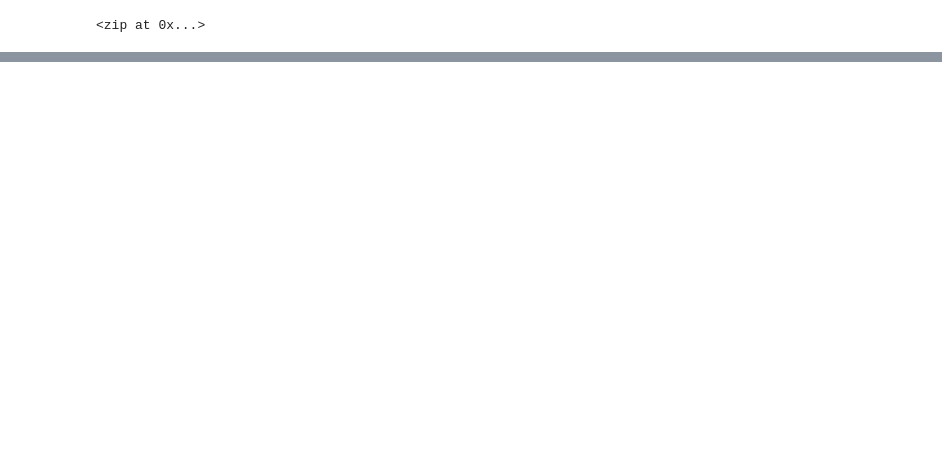
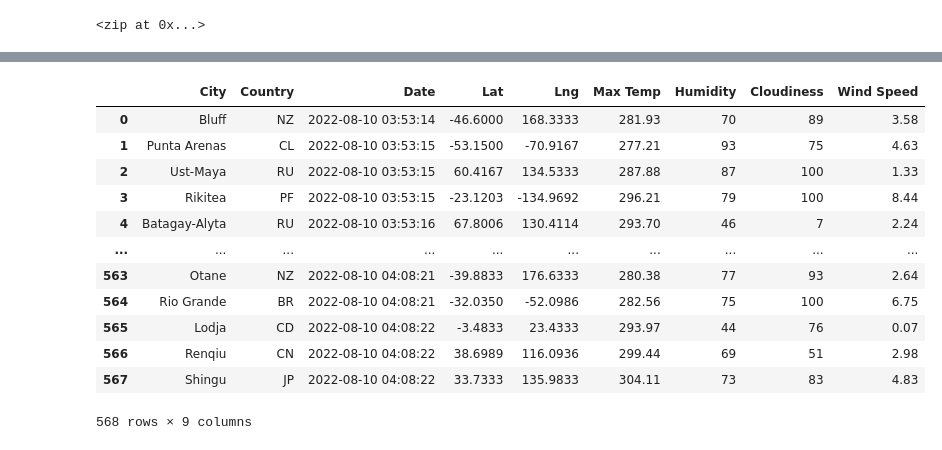
Before and after one commit to sberberian/World_Weather_Analysis, a Jupyter notebook: WeatherPy.ipynb, the cells around one changed output, grey strips where cells are left out. Drawn from its saved outputs; the diff is of its cells as text; code cells hidden in the pictures; blank space fills up the shorter version.

Commit message:
Modifying .gitignore and adding WeatherPy file.

```diff
--- a/WeatherPy.ipynb
+++ b/WeatherPy.ipynb
@@ -35,0 +46,5 @@ len(cities)
+# %%
+import requests
+from config import weather_api_key
+
+url = "http://api.openweathermap.org/data/2.5/weather?"
@@ -35,0 +70,10 @@ len(cities)
+# %%
+# Create an empty list to hold the weather data.
+city_data = []
+# Print the beginning of the logging.
+print("Beginning Data Retrieval     ")
+print("-----------------------------")
+
+# Create counters.
+record_count = 1
+set_count = 1
@@ -35,0 +153,4 @@ len(cities)
+# %%
+# Convert the array of dictionaries to a Pandas DataFrame.
+city_data_df = pd.DataFrame(city_data)
+city_data_df.head(10)
@@ -35,0 +169,20 @@ len(cities)
+# %%
+new_column_order = ["City", "Country", "Date", "Lat", "Lng", "Max Temp", "Humidity", "Cloudiness","Wind Speed"]
+
+city_data_df = city_data_df[new_column_order]
+
+city_data_df
+# %% [output]
+|  | City | Country | Date | Lat | Lng | Max Temp | Humidity | Cloudiness | Wind Speed |
+| 0 | Bluff | NZ | 2022-08-10 03:53:14 | -46.6000 | 168.3333 | 281.93 | 70 | 89 | 3.58 |
+| 1 | Punta Arenas | CL | 2022-08-10 03:53:15 | -53.1500 | -70.9167 | 277.21 | 93 | 75 | 4.63 |
+| 2 | Ust-Maya | RU | 2022-08-10 03:53:15 | 60.4167 | 134.5333 | 287.88 | 87 | 100 | 1.33 |
+| 3 | Rikitea | PF | 2022-08-10 03:53:15 | -23.1203 | -134.9692 | 296.21 | 79 | 100 | 8.44 |
+| 4 | Batagay-Alyta | RU | 2022-08-10 03:53:16 | 67.8006 | 130.4114 | 293.70 | 46 | 7 | 2.24 |
+| ... | ... | ... | ... | ... | ... | ... | ... | ... | ... |
+| 563 | Otane | NZ | 2022-08-10 04:08:21 | -39.8833 | 176.6333 | 280.38 | 77 | 93 | 2.64 |
+| 564 | Rio Grande | BR | 2022-08-10 04:08:21 | -32.0350 | -52.0986 | 282.56 | 75 | 100 | 6.75 |
+| 565 | Lodja | CD | 2022-08-10 04:08:22 | -3.4833 | 23.4333 | 293.97 | 44 | 76 | 0.07 |
+| 566 | Renqiu | CN | 2022-08-10 04:08:22 | 38.6989 | 116.0936 | 299.44 | 69 | 51 | 2.98 |
+| 567 | Shingu | JP | 2022-08-10 04:08:22 | 33.7333 | 135.9833 | 304.11 | 73 | 83 | 4.83 |
+568 rows × 9 columns
```
Also changed, not shown: parts of 10 cells of this notebook, 3 other files.
